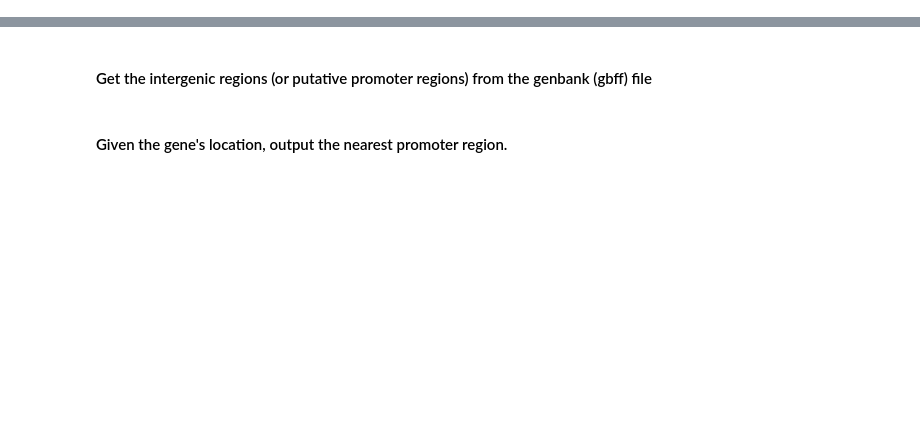
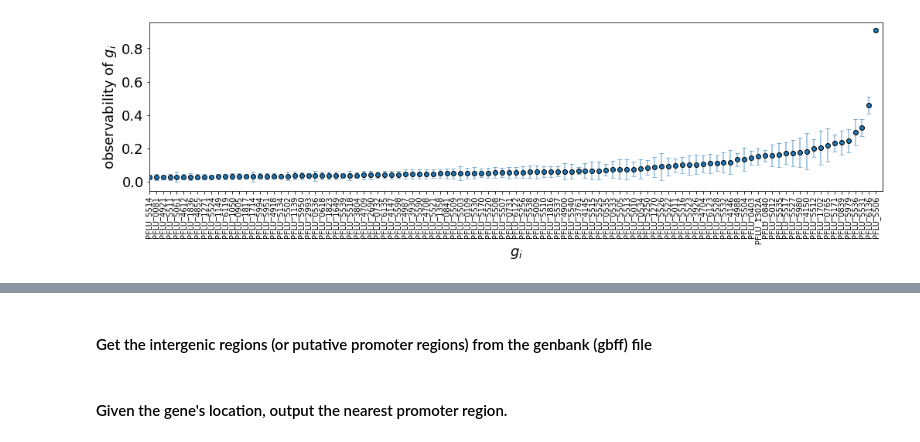
Before and after one commit to AqibHasnain/optimal_sensors, a Jupyter notebook: postprocessing.ipynb, the cells around one changed output, grey strips where cells are left out. Drawn from its saved outputs; the diff is of its cells as text; code cells hidden in the pictures; blank space fills up the shorter version.

```diff
--- a/postprocessing.ipynb
+++ b/postprocessing.ipynb
@@ -160 +182,26 @@ plt.xlabel(r'$gene$',fontsize=16);
+# %%
+# getting mean of scores and sorting in ascending order
+scores = np.squeeze(np.array([data.C,data1.C,data2.C,data3.C,data4.C,data5.C,data6.C,data7.C,data8.C,data9.C]),axis=2)
+mean_scores = np.mean(scores,axis=0)
+stdev_scores = np.std(scores,axis=0)
+sorted_inds = mean_scores.argsort()
+sorted_mean_scores = mean_scores[sorted_inds]
+sorted_stdev_scores = stdev_scores[sorted_inds]
+sorted_transcriptIDs = [data.keep_transcriptIDs[i] for i in sorted_inds]
+sorted_genes = [data.genes[i] for i in sorted_inds]
+sorted_locus_tags = [data.locus_tags[i] for i in sorted_inds]
+sorted_proteins = [data.proteins[i] for i in sorted_inds]
+sorted_locations = [data.locations[i] for i in sorted_inds]
+# %%
+# visualizing the mean score with standard deviation as error bars
+plt.figure(figsize=(17,4));
+plt.plot(list(range(len(sorted_scores))),sorted_scores,'o',color='tab:blue',mec='black')
+plt.errorbar(list(range(len(sorted_scores))),sorted_scores,yerr=sorted_stdev_scores,fmt='.',ms=0,color='tab:blue',\
+             capsize=3,alpha=0.5);
+plt.xticks(ticks=list(range(len(sorted_scores))),labels=sorted_locus_tags,fontsize=10,rotation='vertical')
+plt.xlabel(r'$g_i$');
+plt.ylabel(r'observability of $g_i$');
+plt.xlim(400,len(sorted_mean_scores));
+# %% [output]
+[figure, added]
 # %%
```
Also changed, not shown: parts of 17 cells of this notebook, 18 other files.
